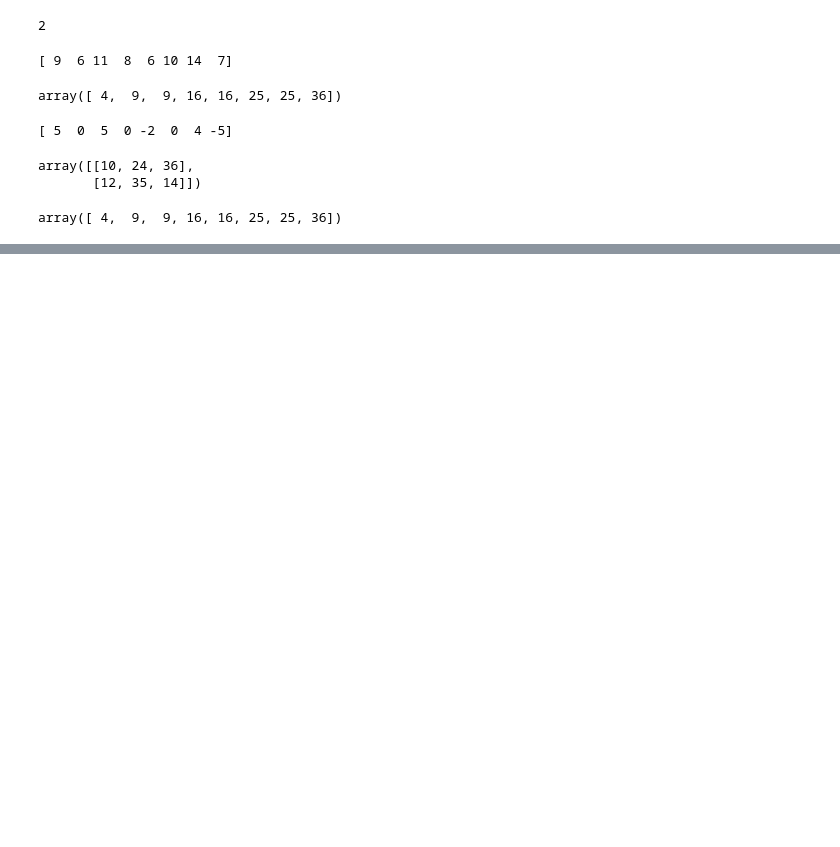
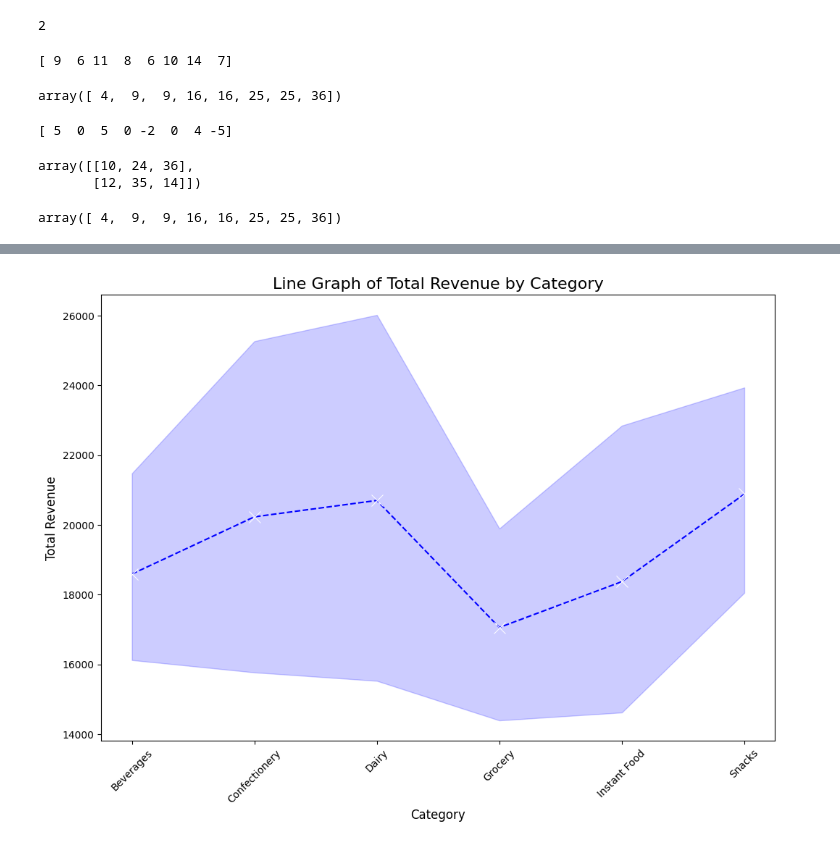
Before and after one commit to SUHAS1205/Rubicon-Training, a Jupyter notebook: libraries.ipynb, the cells around one changed output, grey strips where cells are left out. Cells and saved outputs as stored; diff of their text form; code cells hidden in the pictures; blank space fills up the shorter version.

```diff
--- a/libraries.ipynb
+++ b/libraries.ipynb
@@ -202,0 +271,12 @@ array([ 4,  9,  9, 16, 16, 25, 25, 36])
+# %%
+data_sorted=data.sort_values(by="Category")
+
+plt.figure(figsize=(12,8))
+sns.lineplot(x="Category",y="Total Revenue",data=data_sorted,marker="x",linestyle="--",markersize=12,color="blue")
+plt.title("Line Graph of Total Revenue by Category",fontsize=16)
+plt.xlabel("Category",fontsize=12)
+plt.ylabel("Total Revenue",fontsize=12)
+plt.xticks(rotation=45)
+plt.show()
+# %% [output]
+[figure, added]
```
Also changed, not shown: parts of 9 cells of this notebook.
